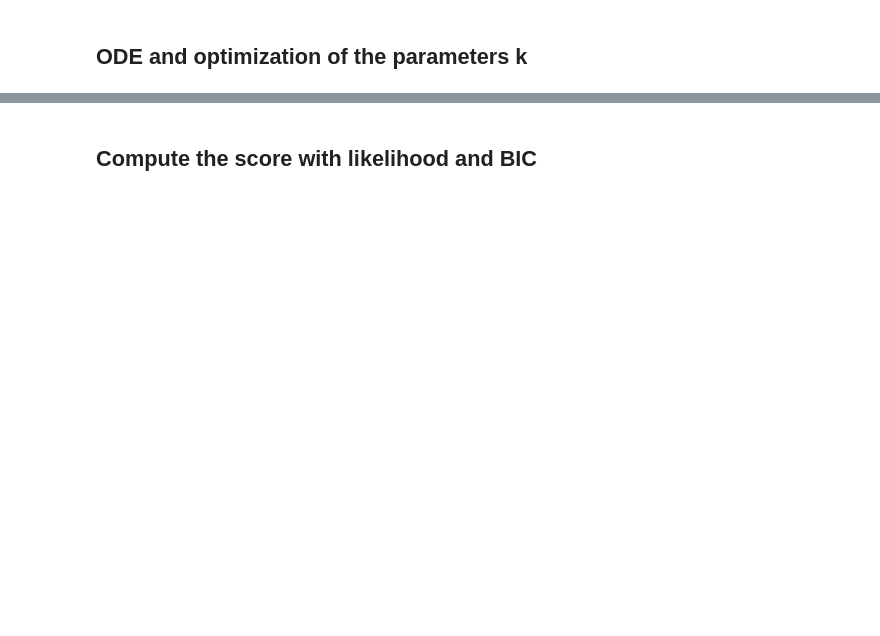
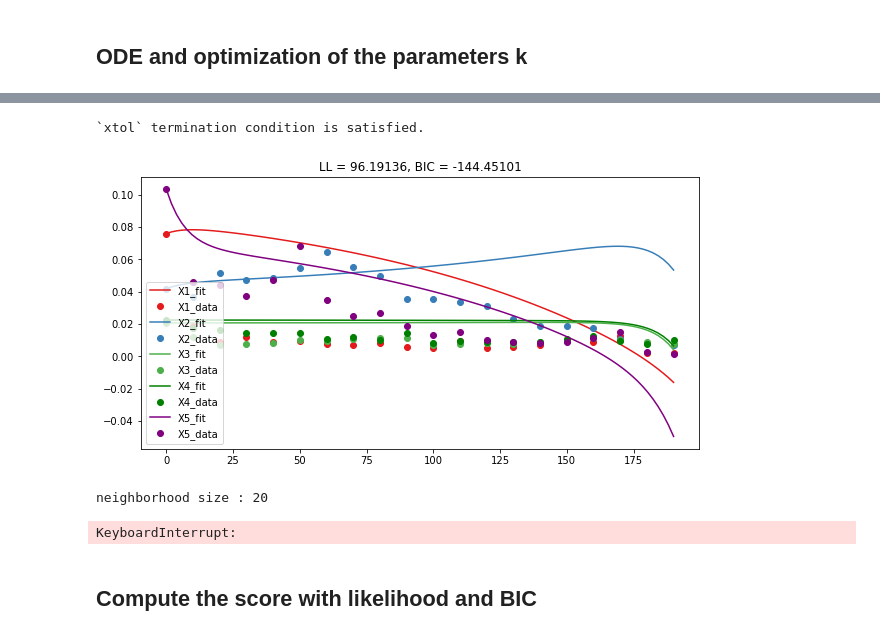
Before and after one commit to maud73/Gene_Regulatory_NW_id, a Jupyter notebook: main.ipynb, the cells around one changed output, grey strips where cells are left out. Saved outputs shown, nothing was run; the diff lists cells and outputs as text; code cells hidden in the pictures; blank space fills up the shorter version.

```diff
--- a/main.ipynb
+++ b/main.ipynb
@@ -228,3 +396,24 @@ best_M = opt_M[s.index(max(s))]
+# %%
+M1 = np.array([[1,0,0,0,1], [0,1,0,0,1], [0,0,1,1,0],[0,0,1,1,0],[1,1,0,0,1]])
+theta_ML = fit_model(M1)
+plot_fit(M1,theta_ML)
+# %% [output]
+`xtol` termination condition is satisfied.
+[figure, added]
+# %%
+#TEST
+opt_M = []
+s = []
+
+for m in M :
+    if (np.linalg.det(m) != 0):
+        opt_M.append(greedy_hill_climbing(m)) #we run the algorithm for each of the starting matrix
+        s.append(score(m)) #compute the score of the optimized matrix
+
+best_M = opt_M[s.index(max(s))]
+# %% [output]
+neighborhood size : 20
+KeyboardInterrupt:
 # %% [markdown]
 ## Compute the score with likelihood and BIC
 # %%
```
Also changed, not shown: parts of 18 cells of this notebook, 1 other file.
